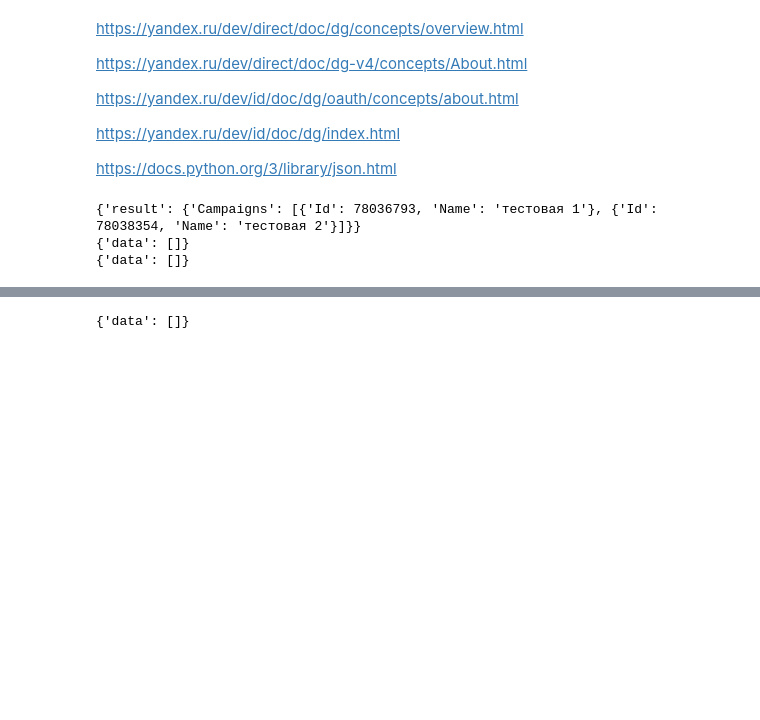
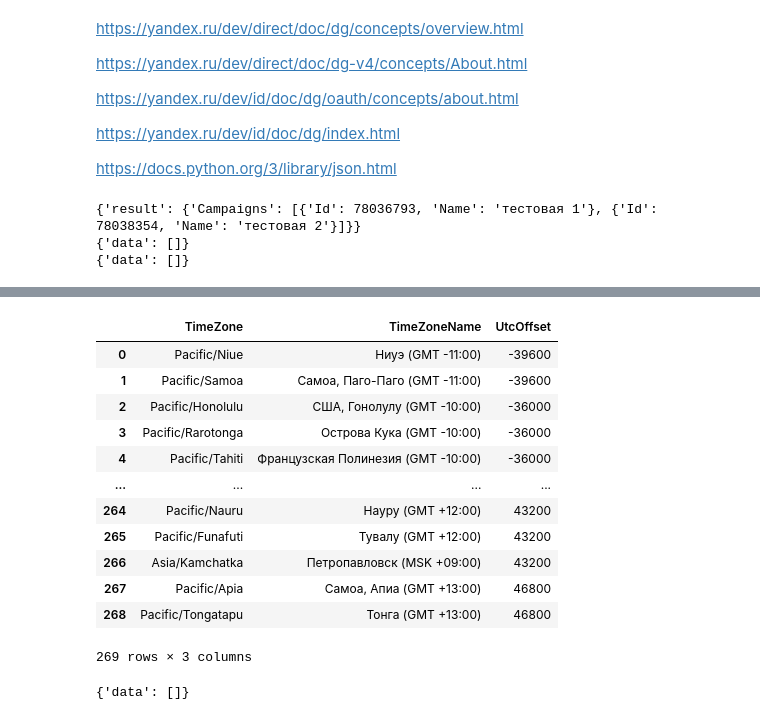
Before and after one commit to FED32/yandex_direct_parser, a Jupyter notebook: yandex_direct_class.ipynb, the cells around one changed output, grey strips where cells are left out. Saved outputs shown, nothing was run; the diff lists cells and outputs as text; code cells hidden in the pictures; blank space fills up the shorter version.

```diff
--- a/yandex_direct_class.ipynb
+++ b/yandex_direct_class.ipynb
@@ -678,3 +700,19 @@ direct.dictionaries(dict_names=["Currencies", "GeoRegions", "TimeZones"])
+# %%
+pd.DataFrame(dicts['result']['TimeZones'])
+# %% [output]
+|  | TimeZone | TimeZoneName | UtcOffset |
+| 0 | Pacific/Niue | Ниуэ (GMT -11:00) | -39600 |
+| 1 | Pacific/Samoa | Самоа, Паго-Паго (GMT -11:00) | -39600 |
+| 2 | Pacific/Honolulu | США, Гонолулу (GMT -10:00) | -36000 |
+| 3 | Pacific/Rarotonga | Острова Кука (GMT -10:00) | -36000 |
+| 4 | Pacific/Tahiti | Французская Полинезия (GMT -10:00) | -36000 |
+| ... | ... | ... | ... |
+| 264 | Pacific/Nauru | Науру (GMT +12:00) | 43200 |
+| 265 | Pacific/Funafuti | Тувалу (GMT +12:00) | 43200 |
+| 266 | Asia/Kamchatka | Петропавловск (MSK +09:00) | 43200 |
+| 267 | Pacific/Apia | Самоа, Апиа (GMT +13:00) | 46800 |
+| 268 | Pacific/Tongatapu | Тонга (GMT +13:00) | 46800 |
+269 rows × 3 columns
 # %%
 direct.get_stat_goals(campaigns=[78036793, 78038354])
 # %% [output]
```
Also changed, not shown: parts of 4 cells of this notebook.
